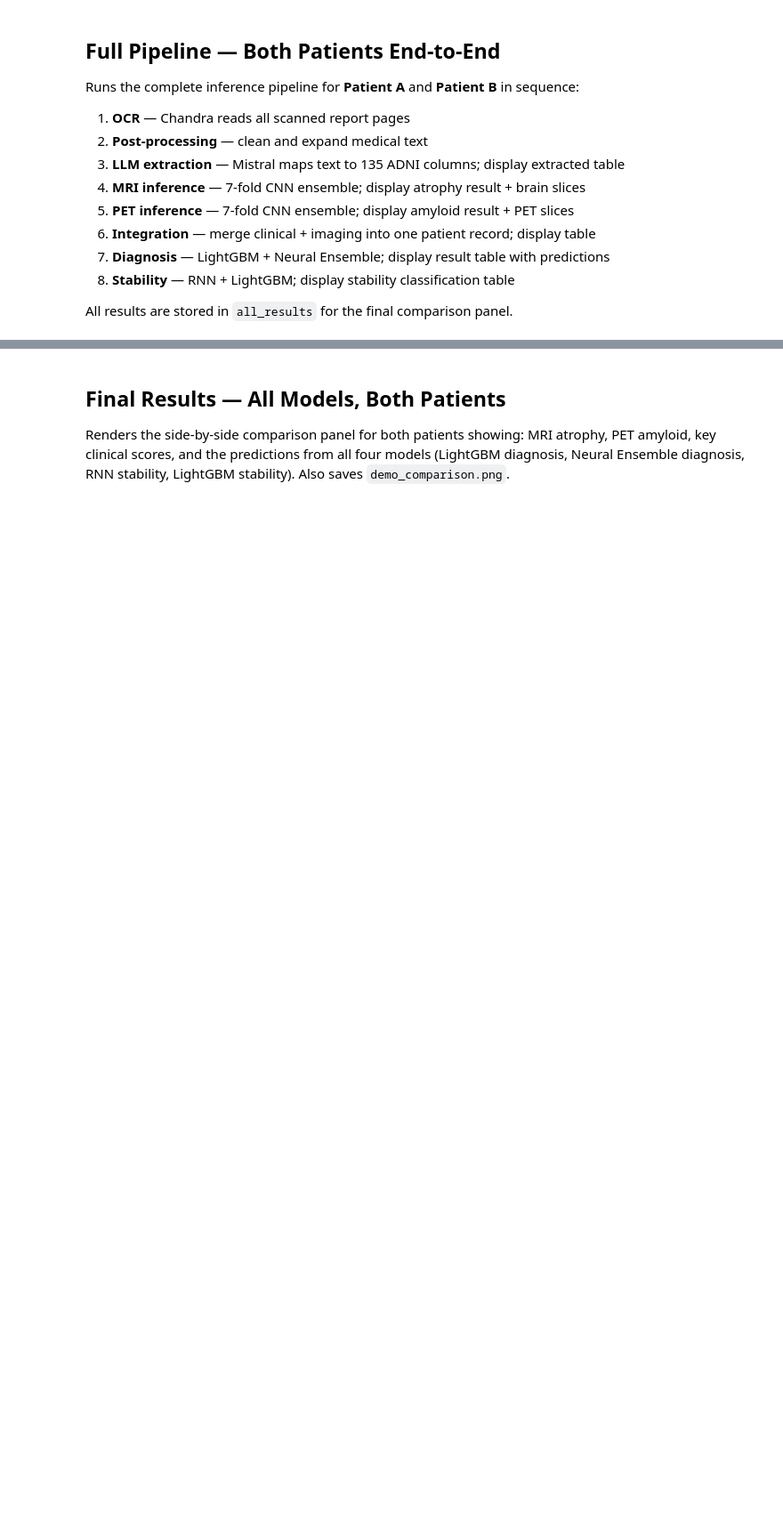
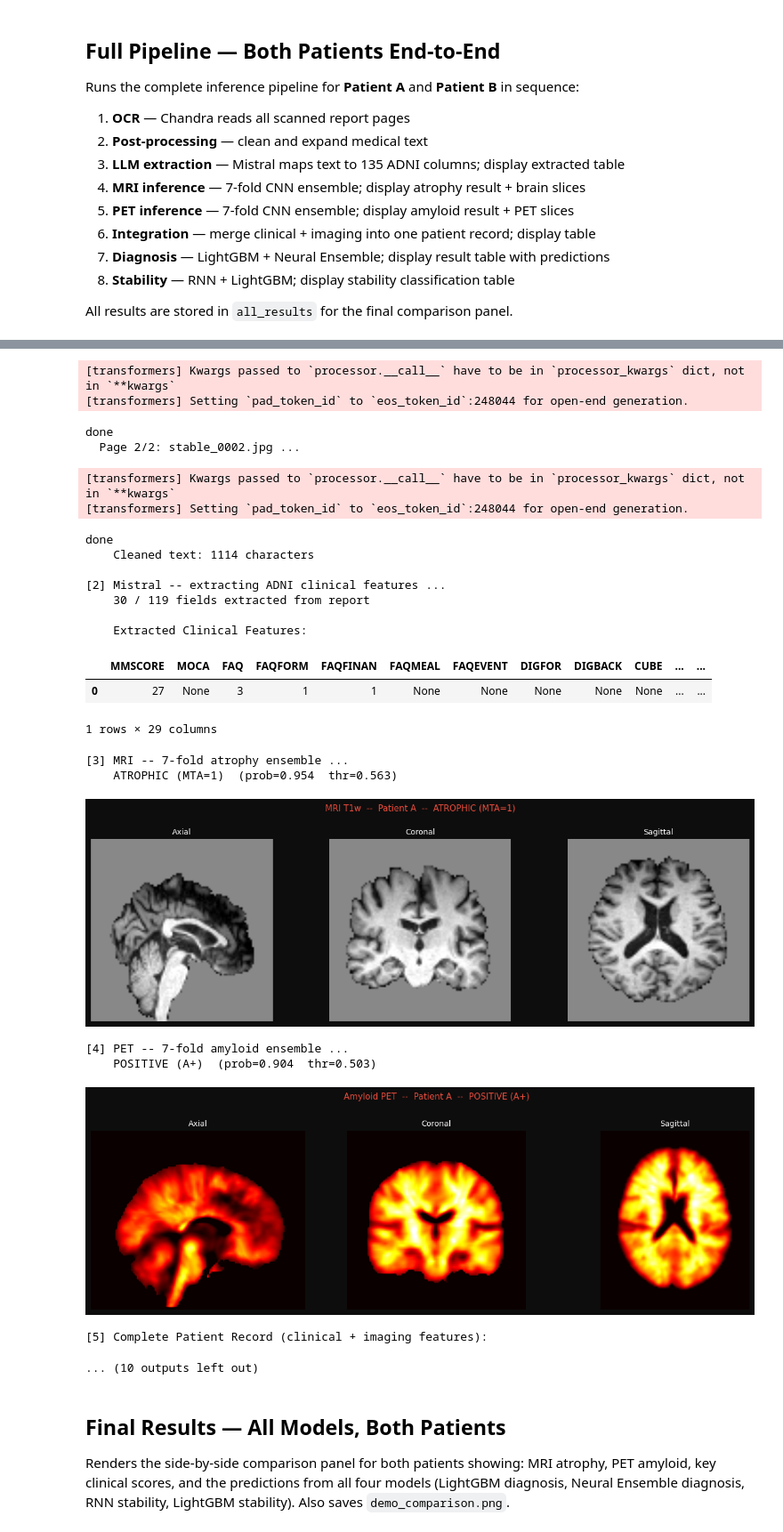
Before and after one commit to MiraSiniane/FYP-Prediction-of-Mild-Cognitive-Impairment-and-Vascular-Risk-Factors, a Jupyter notebook: demo/demo.ipynb, the cells around one changed output, grey strips where cells are left out. Shown at 89% size. Cells and saved outputs as stored; diff of their text form; code cells hidden in the pictures; blank space fills up the shorter version.

```diff
--- a/demo/demo.ipynb
+++ b/demo/demo.ipynb
@@ -1003,13 +1022,11 @@ reconstructs the model, and runs a forward pass. The final atrophy decision is
 the average probability across all 7 folds compared to the average threshold.
 # %%
 # -- MRI 7-fold ensemble inference function --
-def infer_mri(mri_vol: np.ndarray, mri_subject: str):
-    """Run the 7-fold MRI atrophy ensemble. Returns (atrophy_flag, avg_prob, avg_thr)."""
-    meta   = MRI_SUBJECT_META[mri_subject]
-    age    = meta["age"]
-    gender = meta["gender"]
-    edu    = meta["edu"]
-    x      = torch.from_numpy(mri_vol[None, None]).to(DEVICE)
+def infer_mri(mri_vol: np.ndarray, age: float, gender: float, edu: float):
+    """Run the 7-fold MRI atrophy ensemble. Returns (atrophy_flag, avg_prob, avg_thr).
+    gender: 1.0=Male, 0.0=Female  (training convention)
+    """
+    x = torch.from_numpy(mri_vol[None, None]).to(DEVICE)
     probs, thrs = [], []
     for k in range(7):
         with open(MRI_FOLD_DIR / f"fold_{k}.pkl", "rb") as f:
@@ -1077,11 +1096,11 @@ Each fold checkpoint stores the best classification threshold; the final decisio
 averages probabilities and thresholds across all 7 folds.
 # %%
 # -- PET 7-fold ensemble inference function --
-def infer_pet(pet_vol: np.ndarray, pet_subject: str):
-    """Run the 7-fold PET amyloid ensemble. Returns (amyloid_flag, avg_prob, avg_thr)."""
-    meta  = PET_SUBJECT_META[pet_subject]
-    age_z = (meta["age"] - PET_AGE_MEAN) / PET_AGE_STD
-    sex_f = meta["sex_f"]
+def infer_pet(pet_vol: np.ndarray, age: float, sex_f: float):
+    """Run the 7-fold PET amyloid ensemble. Returns (amyloid_flag, avg_prob, avg_thr).
+    sex_f: 1.0=Female, 0.0=Male  (training convention)
+    """
+    age_z = (age - PET_AGE_MEAN) / PET_AGE_STD
     demo  = torch.tensor([[age_z, sex_f]], dtype=torch.float32).to(DEVICE)
     x     = torch.from_numpy(pet_vol).unsqueeze(0).unsqueeze(0).to(DEVICE)
     probs, thrs = [], []
@@ -1794,7 +1842,7 @@ for _p in PATIENTS:
     if _p["mri_sub"] and _p["mri_sub"] not in _mri_vols:
         _mri_vols[_p["mri_sub"]] = np.load(MRI_IMAGE_DIR / f"{_p['mri_sub']}.npy").astype(np.float32)
     if _p["pet_sub"] and _p["pet_sub"] not in _pet_vols:
-        _pet_vols[_p["pet_sub"]] = nib.load(str(PET_IMAGE_DIR / f"{_p['pet_sub']}.nii.gz")).get_fdata(dtype=np.float32)
+        _pet_vols[_p["pet_sub"]] = nib.load(str(PET_IMAGE_DIR / f"{_p['pet_sub']}.nii")).get_fdata(dtype=np.float32)
 print(f"  {len(_mri_vols)} MRI volume(s), {len(_pet_vols)} PET volume(s) loaded.")
 
 all_results = {}
@@ -1830,6 +1878,13 @@ for pat in PATIENTS:
     n_found = sum(1 for v in llm_features.values() if v is not None)
     print(f"    {n_found} / {len(TARGET_COLUMNS)} fields extracted from report")
 
+    # Extract demographics for imaging demographic fusion branches
+    _age    = float(llm_features.get("age")      or 0.0)
+    _ptg    = llm_features.get("PTGENDER")  # 1=Male, 2=Female (ADNI standard)
+    _edu    = float(llm_features.get("PTEDUCAT") or 0.0)
+    _gender_mri = 1.0 if _ptg == 1 else 0.0  # MRI training convention: M=1.0, F=0.0
+    _sex_f_pet  = 0.0 if _ptg == 1 else 1.0  # PET training convention: F=1.0, M=0.0
+
     _feats_disp = {c: llm_features.get(c) for c in _KEY_COLS}
     print("\n    Extracted Clinical Features:")
     _df_feats = pd.DataFrame([_feats_disp])
@@ -1841,7 +1896,7 @@ for pat in PATIENTS:
     # ── 3. MRI inference ─────────────────────────────────────────────────────
     if has_imaging:
         print("\n[3] MRI -- 7-fold atrophy ensemble ...")
-        mri_atrophy, mri_avg, mri_thr = infer_mri(_mri_vols[mri_sub], mri_sub)
+        mri_atrophy, mri_avg, mri_thr = infer_mri(_mri_vols[mri_sub], _age, _gender_mri, _edu)
         mri_label = "ATROPHIC (MTA=1)" if mri_atrophy else "Healthy (MTA=0)"
         print(f"    {mri_label}  (prob={mri_avg:.3f}  thr={mri_thr:.3f})")
 
@@ -1867,7 +1922,7 @@ for pat in PATIENTS:
     # ── 4. PET inference ─────────────────────────────────────────────────────
     if has_imaging:
         print("\n[4] PET -- 7-fold amyloid ensemble ...")
-        amyloid_status, pet_avg, pet_thr = infer_pet(_pet_vols[pet_sub], pet_sub)
+        amyloid_status, pet_avg, pet_thr = infer_pet(_pet_vols[pet_sub], _age, _sex_f_pet)
         pet_label = "POSITIVE (A+)" if amyloid_status else "Negative (A-)"
         print(f"    {pet_label}  (prob={pet_avg:.3f}  thr={pet_thr:.3f})")
 
@@ -1957,3 +2012,4 @@ for pat in PATIENTS:
 print(f"\n{'='*72}")
 print("  Both patients processed.  Run the summary cell.")
 print(f"{'='*72}")
+# %% [output]
@@ -1960,3 +2026,27 @@ print(f"{'='*72}")
+[transformers] Kwargs passed to `processor.__call__` have to be in `processor_kwargs` dict, not in `**kwargs`
+[transformers] Setting `pad_token_id` to `eos_token_id`:248044 for open-end generation.
+done
+  Page 2/2: stable_0002.jpg ...
+[transformers] Kwargs passed to `processor.__call__` have to be in `processor_kwargs` dict, not in `**kwargs`
+[transformers] Setting `pad_token_id` to `eos_token_id`:248044 for open-end generation.
+done
+    Cleaned text: 1114 characters
+
+[2] Mistral -- extracting ADNI clinical features ...
+    30 / 119 fields extracted from report
+
+    Extracted Clinical Features:
+|  | MMSCORE | MOCA | FAQ | FAQFORM | FAQFINAN | FAQMEAL | FAQEVENT | DIGFOR | DIGBACK | CUBE | ... | ... |
+| 0 | 27 | None | 3 | 1 | 1 | None | None | None | None | None | ... | ... |
+1 rows × 29 columns
+[3] MRI -- 7-fold atrophy ensemble ...
+    ATROPHIC (MTA=1)  (prob=0.954  thr=0.563)
+[figure, added]
+[4] PET -- 7-fold amyloid ensemble ...
+    POSITIVE (A+)  (prob=0.904  thr=0.503)
+[figure, added]
+[5] Complete Patient Record (clinical + imaging features):
+... (10 outputs left out)
 # %% [markdown]
 ## Final Results — All Models, Both Patients
 
```
Also changed, not shown: parts of 16 cells of this notebook, 57 other files.
